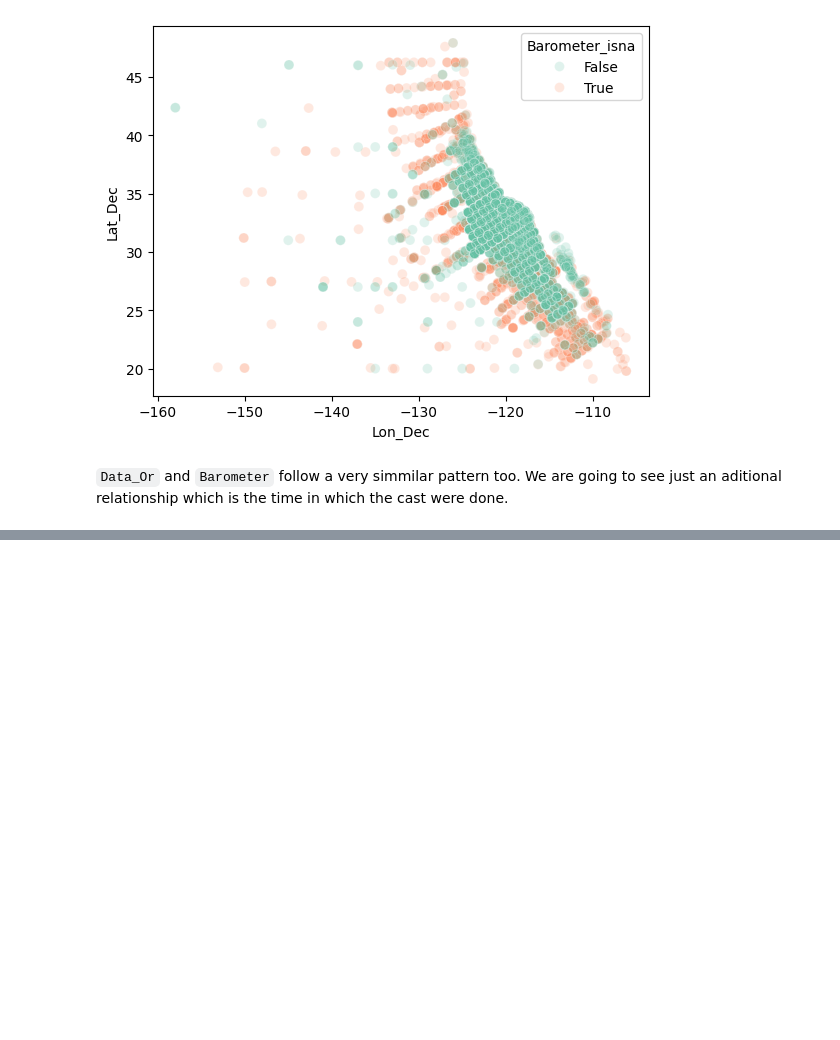
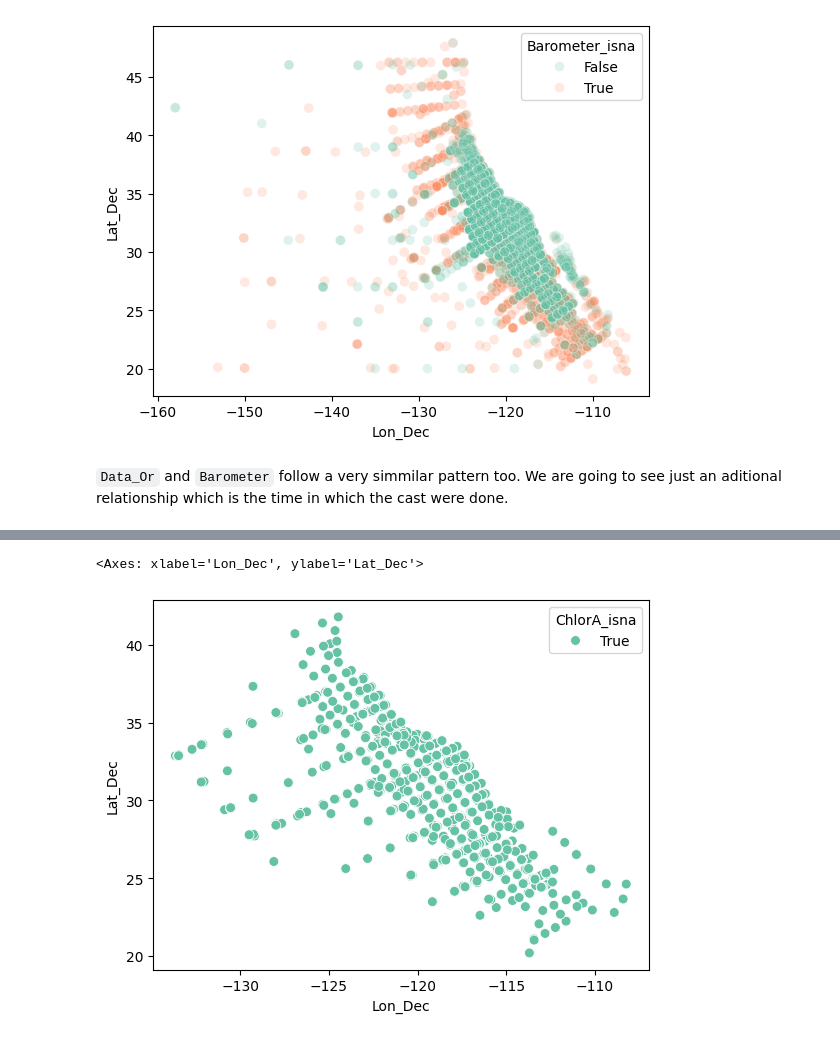
Before and after one commit to nicodigos/boston_dataset, a Jupyter notebook: Ocean.ipynb, the cells around one changed output, grey strips where cells are left out. Drawn from its saved outputs; the diff is of its cells as text; code cells hidden in the pictures; blank space fills up the shorter version.

```diff
--- a/Ocean.ipynb
+++ b/Ocean.ipynb
@@ -330,0 +358,6 @@ array([1949, 1950, 1951, 1952, 1953, 1954, 1955, 1956, 1957, 1958, 1959,
+# %%
+obj_bottle['sixties'] = obj_bottle['decade'] == '60'
+sns.scatterplot(x='Lon_Dec', y='Lat_Dec',  hue="ChlorA_isna", data=obj_bottle[obj_bottle.sixties], palette='Set2', s=50)
+# %% [output]
+<Axes: xlabel='Lon_Dec', ylabel='Lat_Dec'>
+[figure, added]
```
Also changed, not shown: parts of 22 cells of this notebook.
